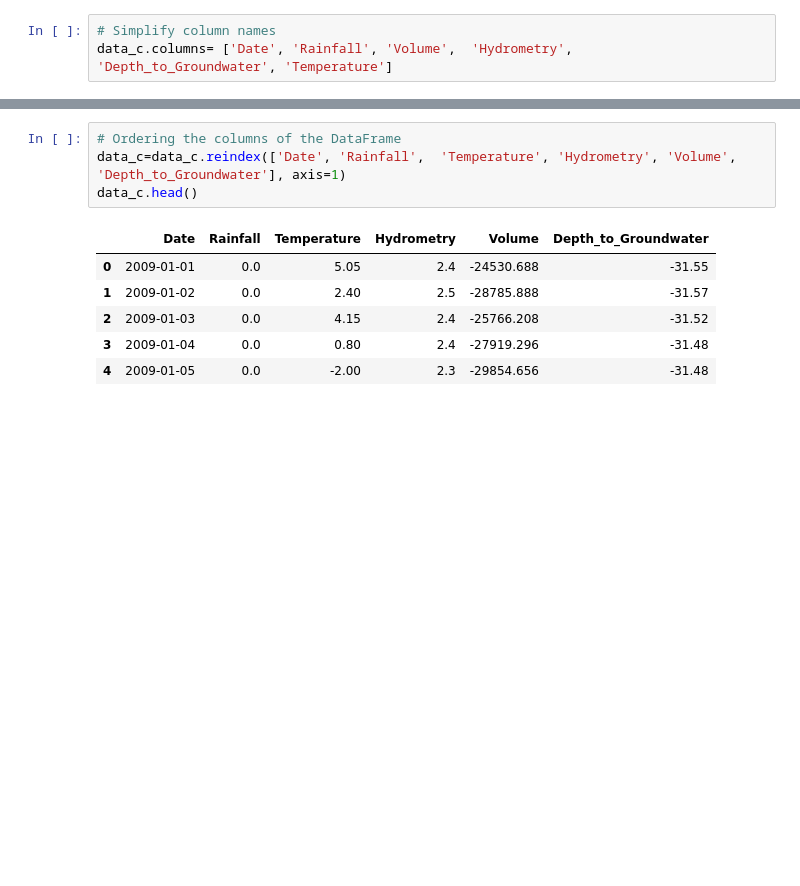
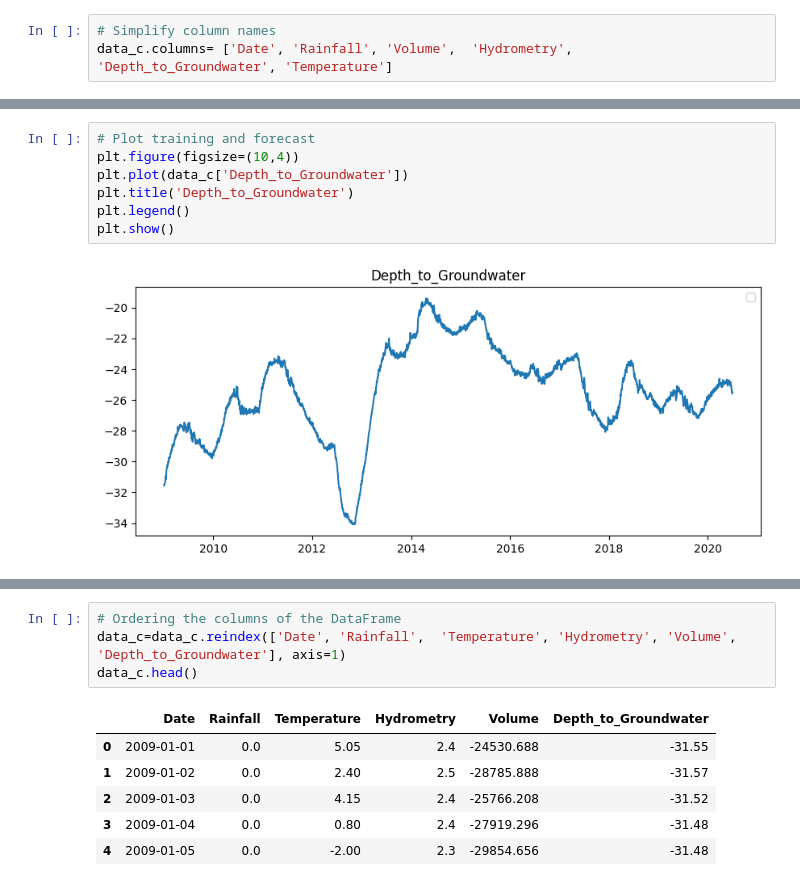
Before and after one commit to 4GeeksAcademy/remelop_Time_Series_Project, a Jupyter notebook: src/Time_Series_Project.ipynb, the cells around one changed output, grey strips where cells are left out. Cells and saved outputs as stored; diff of their text form; blank space fills up the shorter version.

```diff
--- a/src/Time_Series_Project.ipynb
+++ b/src/Time_Series_Project.ipynb
@@ -103,0 +114,9 @@ data_c['Date'] = pd.to_datetime(data_c['Date'], format = '%d/%m/%Y')
+# %%
+# Plot training and forecast
+plt.figure(figsize=(10,4))
+plt.plot(data_c['Depth_to_Groundwater'])
+plt.title('Depth_to_Groundwater')
+plt.legend()
+plt.show()
+# %% [output]
+[figure, added]
```
Also changed, not shown: parts of 19 cells of this notebook.
